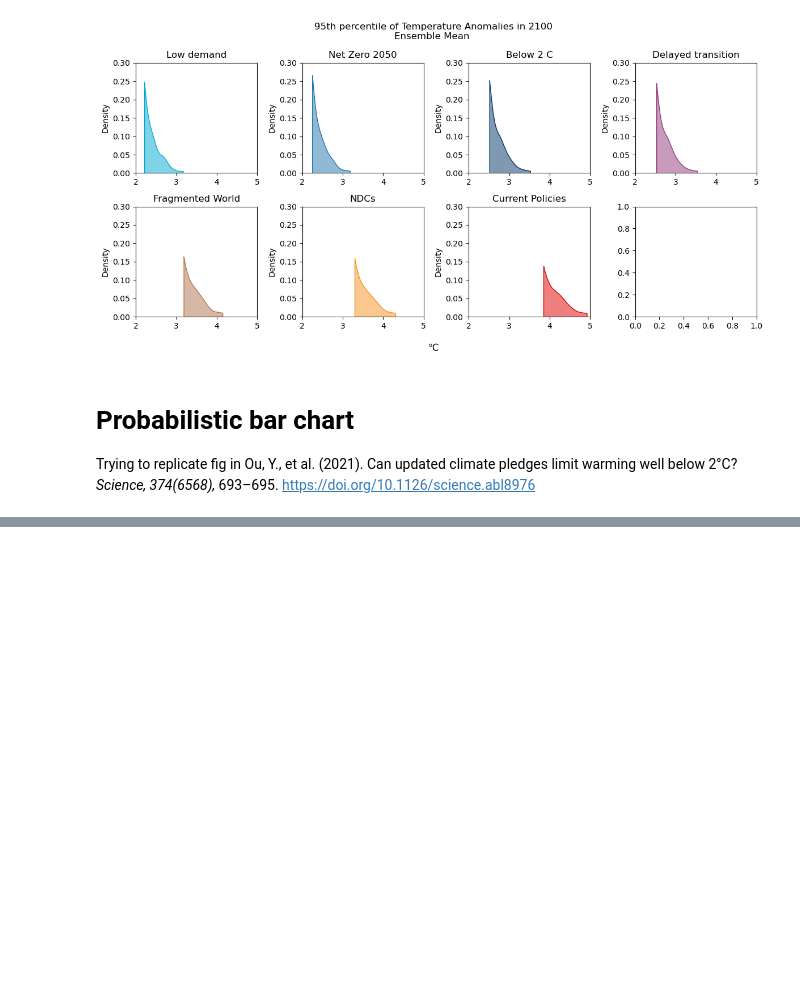
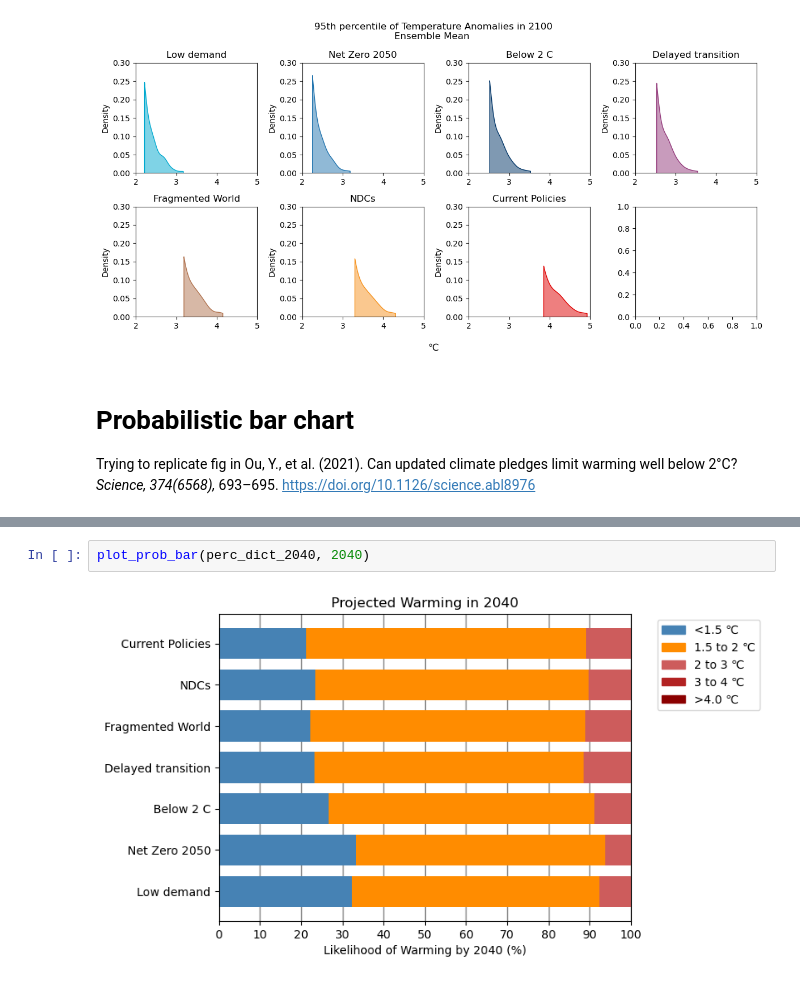
Before and after one commit to ericasimon16/woodwell_internship, a Jupyter notebook: ensemble_mean.ipynb, the cells around one changed output, grey strips where cells are left out. Saved outputs shown, nothing was run; the diff lists cells and outputs as text; blank space fills up the shorter version.

```diff
--- a/ensemble_mean.ipynb
+++ b/ensemble_mean.ipynb
@@ -354,0 +364,4 @@ plt.show()
+# %%
+plot_prob_bar(perc_dict_2040, 2040)
+# %% [output]
+[figure, added]
```
Also changed, not shown: parts of 8 cells of this notebook.
